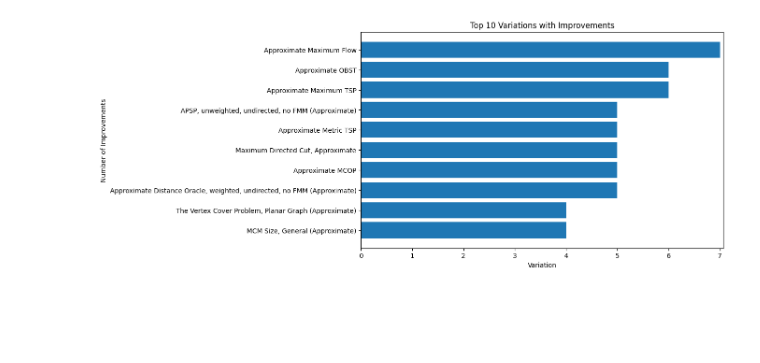
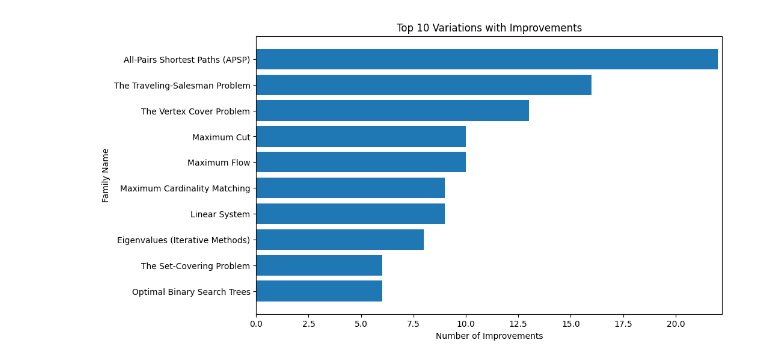
Before and after one commit to andrewlucasgs/approximation-algorithms, a Jupyter notebook: improvements.ipynb, the cells around one changed output. Saved outputs shown, nothing was run; the diff lists cells and outputs as text; code cells hidden in the pictures; blank space fills up the shorter version.

```diff
--- a/improvements.ipynb
+++ b/improvements.ipynb
@@ -40,6 +32,7 @@ approximation_algorithms = pd.read_csv('approximation_algorithms.csv', usecols=c
 approximation_algorithms = approximation_algorithms[approximation_algorithms['Looked at?'] != '0.001']
 # drop Relevant? == 0
 approximation_algorithms = approximation_algorithms[approximation_algorithms['Relevant?'] != 0]
+approximation_algorithms = approximation_algorithms[approximation_algorithms['Relevant?'] != '0']
 
 
 approximation_algorithms['Year'] = pd.to_numeric(approximation_algorithms['Year'].str.extract(r'(\d{4})')[0], errors='coerce')
@@ -296,36 +379,36 @@ plt.show()
 # %%
 # Plot number of improvements by variation
 data = approximation_algorithms.copy()
 
 
 # variation with more improvements
 data = data[data['Improvement'] == 1]
 
 # number of improvements by variation
-data = data['Variation'].value_counts()
+data = data['Family Name'].value_counts()
 
 # top 10
 data = data.head(10)
 
 fig, ax = plt.subplots()
 bar_container = ax.barh(data.index, data.values)
 
 # reverse the order of the y-axis
 ax.invert_yaxis()
 # set figure size
 fig.set_size_inches(10, 6)
 
 plt.margins(x=0.01)
 
-ax.set_xlabel('Variation')
+ax.set_ylabel('Family Name')
 
-ax.set_ylabel('Number of Improvements')
+ax.set_xlabel('Number of Improvements')
 
 ax.set_title('Top 10 Variations with Improvements')
 
 plt.show()
 # %% [output]
-[figure, old version]
+[figure, new version]
 # %%
 data = approximation_algorithms.copy()
 
```
Also changed, not shown: parts of 11 cells of this notebook, 13 other files.
